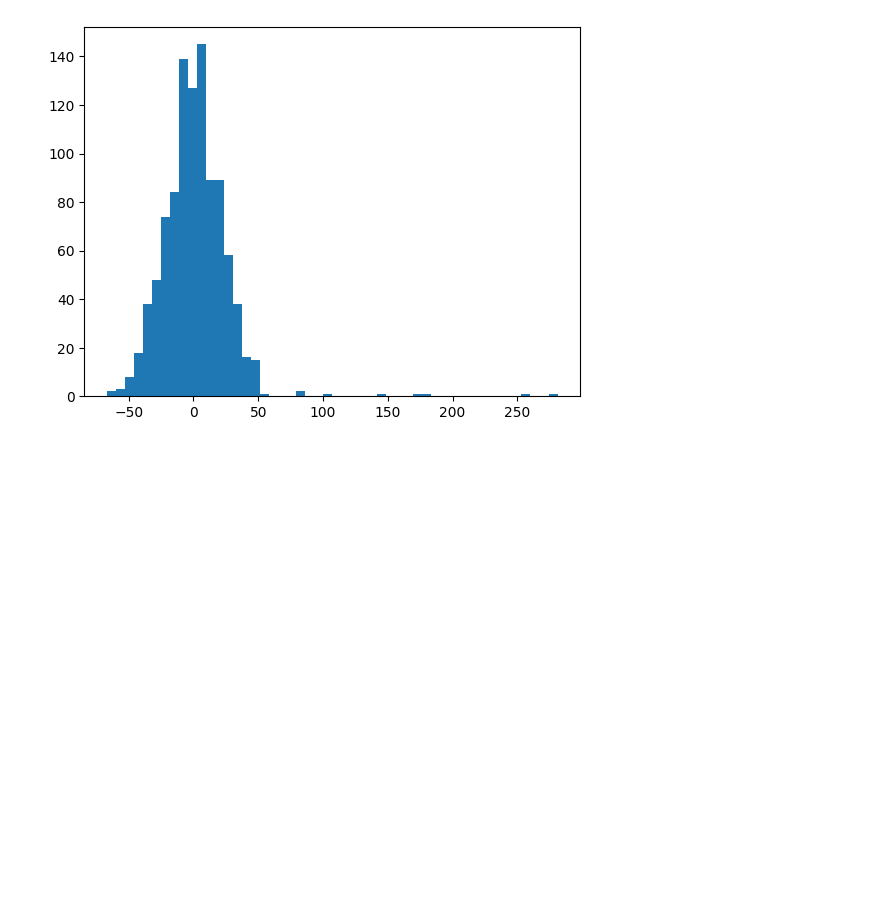
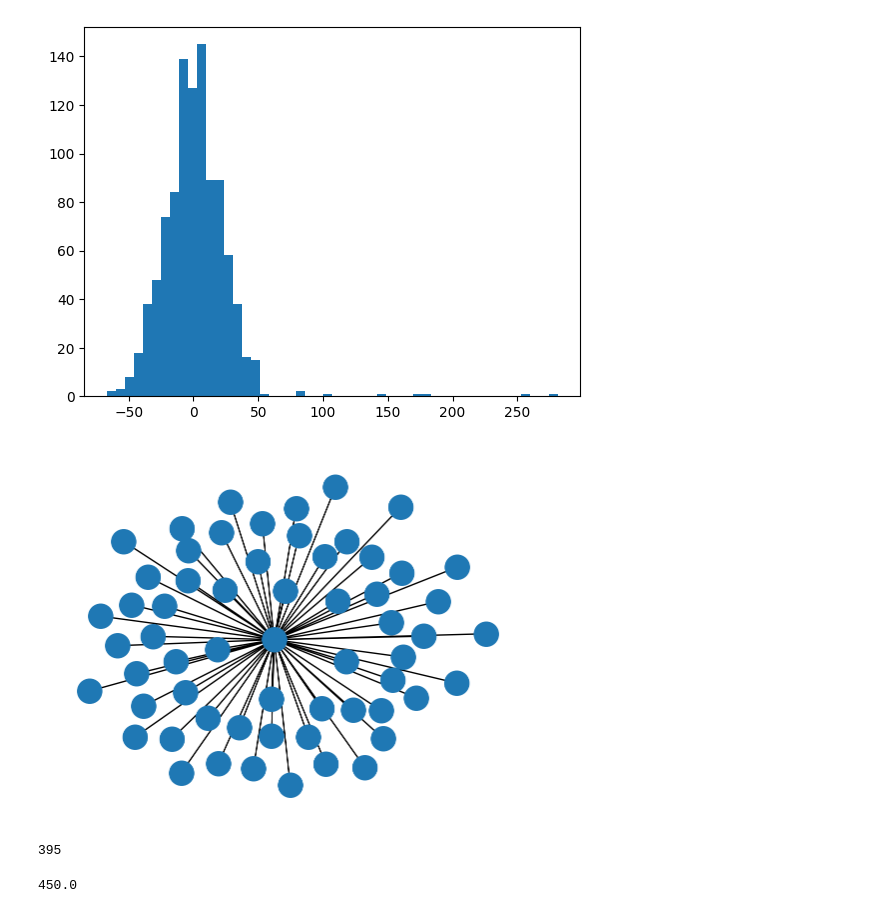
Before and after one commit to vilasopher/jupyter-notebooks, a Jupyter notebook: python/triangles/tracking.ipynb, the cells around one changed output. Drawn from its saved outputs; the diff is of its cells as text; code cells hidden in the pictures; blank space fills up the shorter version.

```diff
--- a/python/triangles/tracking.ipynb
+++ b/python/triangles/tracking.ipynb
@@ -87,3 +87,17 @@ overlaps = np.array([ overlap(graphs[ra.choice(ns)],graphs[ra.choice(ns)]) for _
 _=plt.hist(overlaps, bins=50)
 # %% [output]
 [figure]
+# %%
+nx.set_edge_attributes(graphs[-1], 1, 'capacity')
+nx.draw(nx.gomory_hu_tree(graphs[-1]), )
+# %% [output]
+[figure, added]
+# %%
+fv = nx.fiedler_vector(graphs[-1])
+nx.cut_size(graphs[-1], [i for i, f in enumerate(fv) if f > 0])
+# %% [output]
+395
+# %%
+n*n*r/4
+# %% [output]
+450.0
```
Also changed, not shown: parts of 3 cells of this notebook, 1 other file.
